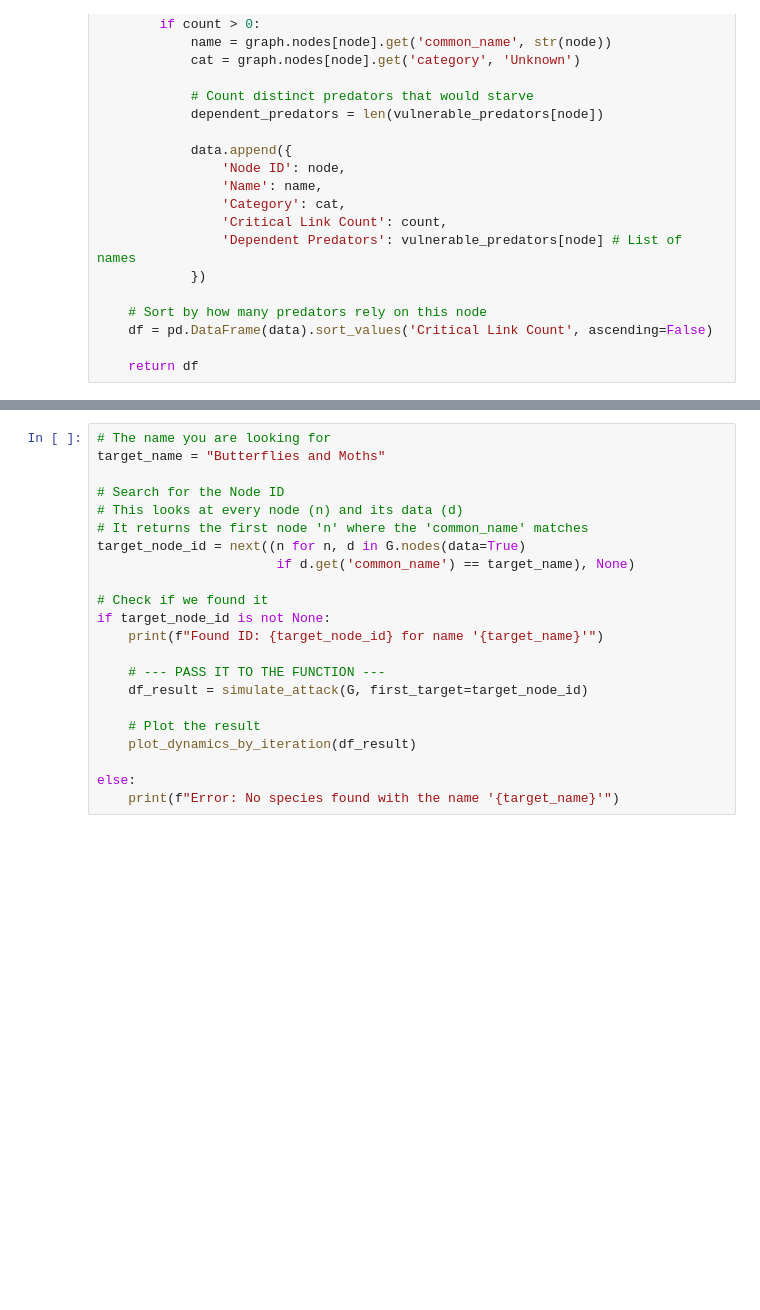
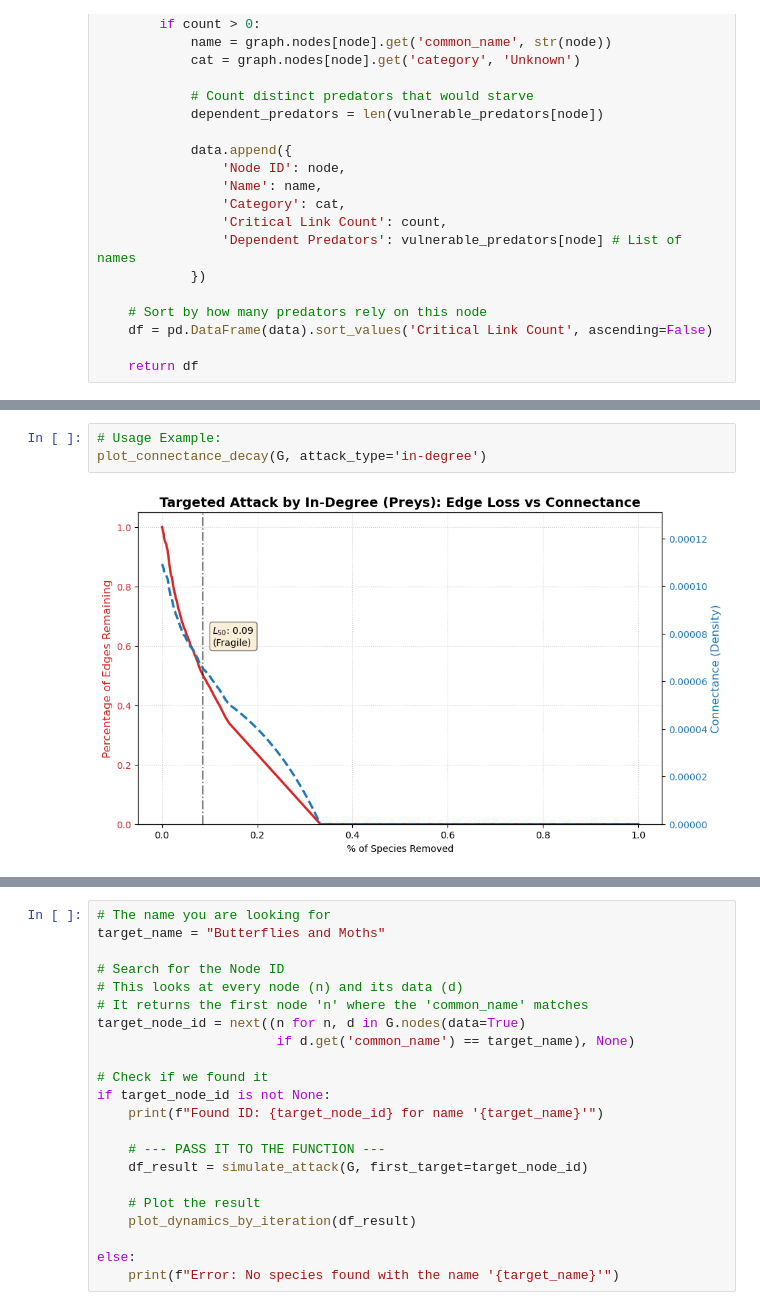
Before and after one commit to yadderace/network_science_project, a Jupyter notebook: notebook/insights_extraction.ipynb, the cells around one changed output, grey strips where cells are left out. Saved outputs shown, nothing was run; the diff lists cells and outputs as text; blank space fills up the shorter version.

```diff
--- a/notebook/insights_extraction.ipynb
+++ b/notebook/insights_extraction.ipynb
@@ -750,0 +906,5 @@ def plot_dynamics_by_iteration(df):
+# %%
+# Usage Example:
+plot_connectance_decay(G, attack_type='in-degree')
+# %% [output]
+[figure, added]
```
Also changed, not shown: parts of 22 cells of this notebook, 17 other files.
